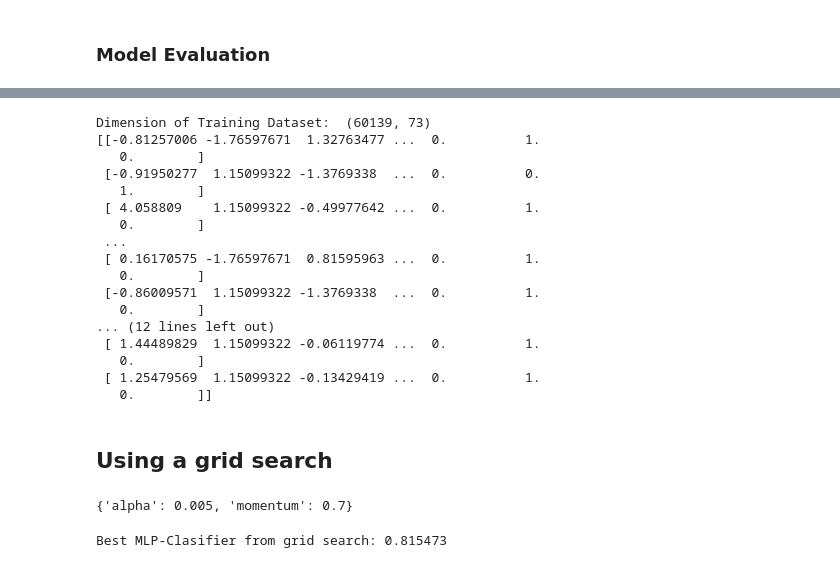
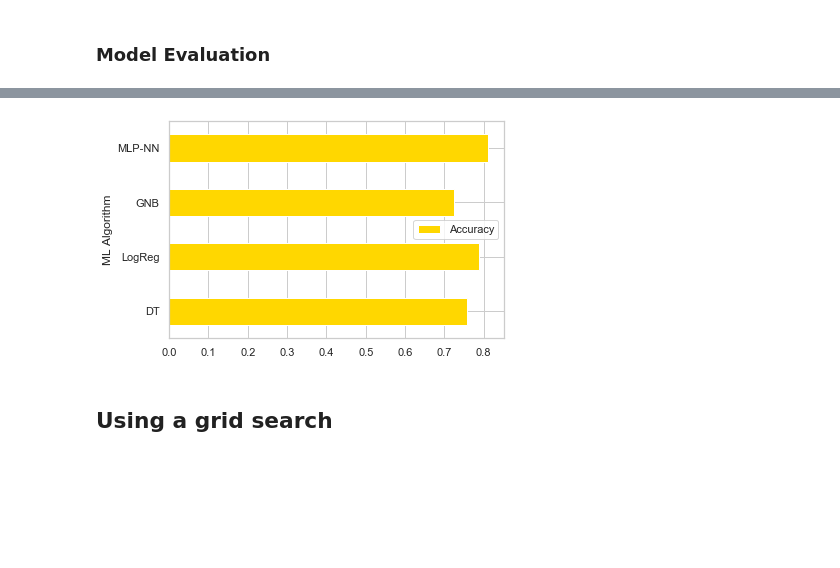
Before and after one commit to robinyUArizona/Hotel-Booking-Demand, a Jupyter notebook: Modeling-Hotel-Bookings-Prediction.ipynb, the cells around one changed output, grey strips where cells are left out. Saved outputs shown, nothing was run; the diff lists cells and outputs as text; code cells hidden in the pictures; blank space fills up the shorter version.

```diff
--- a/Modeling-Hotel-Bookings-Prediction.ipynb
+++ b/Modeling-Hotel-Bookings-Prediction.ipynb
@@ -241,31 +318,9 @@ array([[ 3.13205884, -1.76597671,  0.01189871, ...,  0.        ,
-# %%
-# ## Splitiing hotel datasets into training and testing datasets
-from sklearn.model_selection import train_test_split
-X_train, X_test, y_train, y_test = train_test_split(X_features, y_target, test_size = 0.3,
-                                                    random_state=0, stratify=y_target)
-
-print ("Dimension of Training Dataset: ", X_train.shape)
-print(X_train)
-print ("Dimension of Testing Dataset: ", X_test.shape)
-print(X_test)
-# %% [output]
-Dimension of Training Dataset:  (60139, 73)
-[[-0.81257006 -1.76597671  1.32763477 ...  0.          1.
-   0.        ]
- [-0.91950277  1.15099322 -1.3769338  ...  0.          0.
-   1.        ]
- [ 4.058809    1.15099322 -0.49977642 ...  0.          1.
-   0.        ]
- ...
- [ 0.16170575 -1.76597671  0.81595963 ...  0.          1.
-   0.        ]
- [-0.86009571  1.15099322 -1.3769338  ...  0.          1.
-   0.        ]
-... (12 lines left out)
- [ 1.44489829  1.15099322 -0.06119774 ...  0.          1.
-   0.        ]
- [ 1.25479569  1.15099322 -0.13429419 ...  0.          1.
-   0.        ]]
+# %%
+## checking
+df = pd.DataFrame({'ML Algorithm':['DT', 'LogReg', 'GNB', 'MLP-NN'], 'Accuracy':[0.758, 0.7871, 0.7254, 0.8111]})
+ax = df.plot.barh(x='ML Algorithm', y='Accuracy', rot=0, color = 'gold', figsize=(6,4))
+# %% [output]
+[figure, added]
 # %%
 ## Best chosen model from cross-validation
 model = MLPClassifier(hidden_layer_sizes=(13,13,13), max_iter=500)
@@ -284,14 +345,12 @@ param_grid = {
 # %%
-grid_clf = GridSearchCV(model, param_grid, cv=10, n_jobs=-1, fit_params={'steps': [200,400]})
-grid_clf.fit(X_train, y_train);
+# # grid_clf = GridSearchCV(model, param_grid, cv=10, n_jobs=-1)
+# grid_clf = RandomizedSearchCV(model, params, n_iter = 10,
+#                               scoring = 'accuracy', cv=10, n_jobs=-1)
+# grid_clf.fit(X_train, y_train);
 
-grid_clf.best_params_
+# grid_clf.best_params_
-# %% [output]
-{'alpha': 0.005, 'momentum': 0.7}
 # %%
-print("Best MLP-Clasifier from grid search: %f" % grid_clf.best_estimator_.score(X_test, y_test))
+# print("Best MLP-Clasifier from grid search: %f" % grid_clf.best_estimator_.score(X_test, y_test))
-# %% [output]
-Best MLP-Clasifier from grid search: 0.815473
 # %%
 ## Neural Networks
 from sklearn.neural_network import MLPClassifier
```
Also changed, not shown: parts of 23 cells of this notebook, 1 other file.
